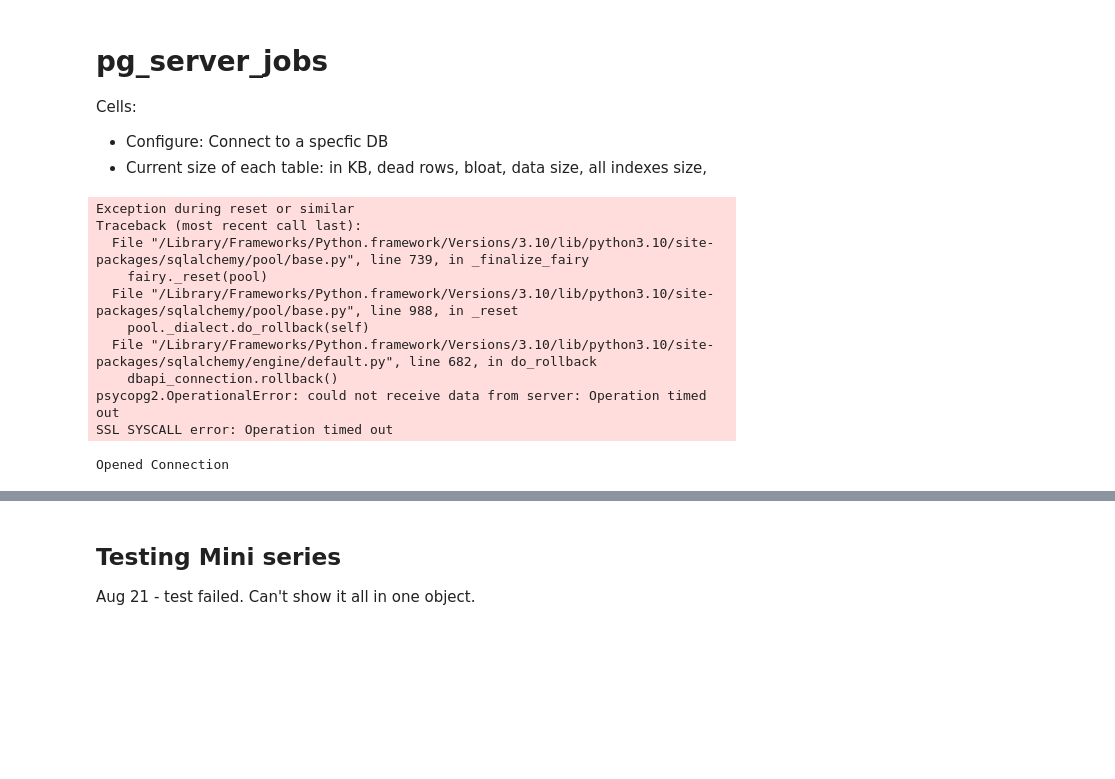
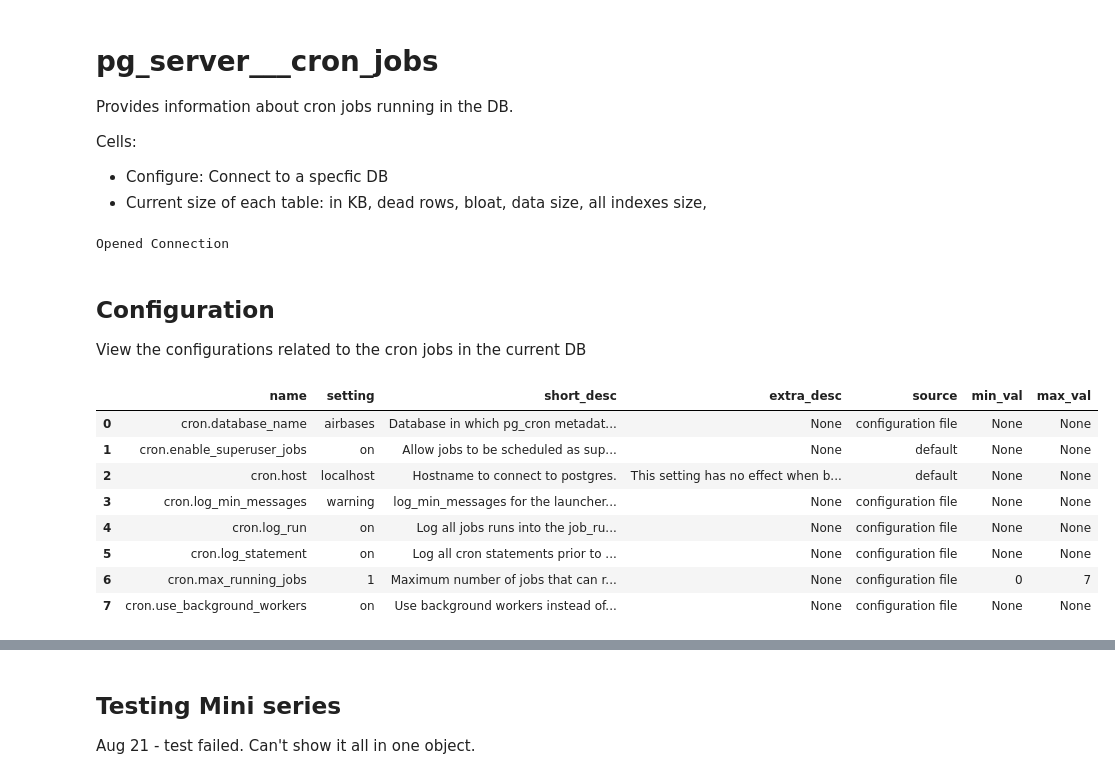
Before and after one commit to itaybraun1/db-observability-toolkit, a Jupyter notebook: Notebooks/Notebooks_Drafts/pg_server_jobs.ipynb, the cells around one changed output, grey strips where cells are left out. Saved outputs shown, nothing was run; the diff lists cells and outputs as text; code cells hidden in the pictures; blank space fills up the shorter version.

Commit message:
cron jobs

```diff
--- a/Notebooks/Notebooks_Drafts/pg_server_jobs.ipynb
+++ b/Notebooks/Notebooks_Drafts/pg_server_jobs.ipynb
@@ -1,5 +1,6 @@
 # %% [markdown]
-# pg_server_jobs
+# pg_server___cron_jobs
+Provides information about cron jobs running in the DB.
 
 Cells:
 - Configure: Connect to a specfic DB
@@ -9,10 +10,12 @@ import sqlalchemy
 import pandas as pd
 import configparser
 import matplotlib.pyplot as plt
+from IPython.display import HTML
 
 # Read from the Config file
 config = configparser.ConfigParser()
-config.read_file(open(r'../ipynb.cfg'))
+# As long as the notebook in the "Notebooks_Drafts" folder, use r'../../ipynb.cfg'
+config.read_file(open(r'../../ipynb.cfg'))
 
 con_str = config.get('con_str', 'PG_AIRBASES')
 engine = sqlalchemy.create_engine(con_str)
@@ -23,14 +26,26 @@ try:
 except (Exception, sqlalchemy.exc.SQLAlchemyError) as error:
     print("Error while connecting to PostgreSQL database:", error)
 # %% [output]
-Exception during reset or similar
-Traceback (most recent call last):
-  File "/Library/Frameworks/Python.framework/Versions/3.10/lib/python3.10/site-packages/sqlalchemy/pool/base.py", line 739, in _finalize_fairy
-    fairy._reset(pool)
-  File "/Library/Frameworks/Python.framework/Versions/3.10/lib/python3.10/site-packages/sqlalchemy/pool/base.py", line 988, in _reset
-    pool._dialect.do_rollback(self)
-  File "/Library/Frameworks/Python.framework/Versions/3.10/lib/python3.10/site-packages/sqlalchemy/engine/default.py", line 682, in do_rollback
-    dbapi_connection.rollback()
-psycopg2.OperationalError: could not receive data from server: Operation timed out
-SSL SYSCALL error: Operation timed out
+Opened Connection
-Opened Connection
+# %% [markdown]
+## Configuration
+View the configurations related to the cron jobs in the current DB
+# %%
+qry_cron_configuration = """
+-- Cron Jobs
+SELECT name, setting, short_desc, extra_desc, source, min_val, max_val
+FROM pg_settings
+WHERE name like '%%cron%%'
+"""
+df = pd.read_sql_query(qry_cron_configuration, connection)
+df
+# %% [output]
+|  | name | setting | short_desc | extra_desc | source | min_val | max_val |
+| 0 | cron.database_name | airbases | Database in which pg_cron metadat... | None | configuration file | None | None |
+| 1 | cron.enable_superuser_jobs | on | Allow jobs to be scheduled as sup... | None | default | None | None |
+| 2 | cron.host | localhost | Hostname to connect to postgres. | This setting has no effect when b... | default | None | None |
+| 3 | cron.log_min_messages | warning | log_min_messages for the launcher... | None | configuration file | None | None |
+| 4 | cron.log_run | on | Log all jobs runs into the job_ru... | None | configuration file | None | None |
+| 5 | cron.log_statement | on | Log all cron statements prior to ... | None | configuration file | None | None |
+| 6 | cron.max_running_jobs | 1 | Maximum number of jobs that can r... | None | configuration file | 0 | 7 |
+| 7 | cron.use_background_workers | on | Use background workers instead of... | None | configuration file | None | None |
```
Also changed, not shown: parts of 4 cells of this notebook, 1 other file.
